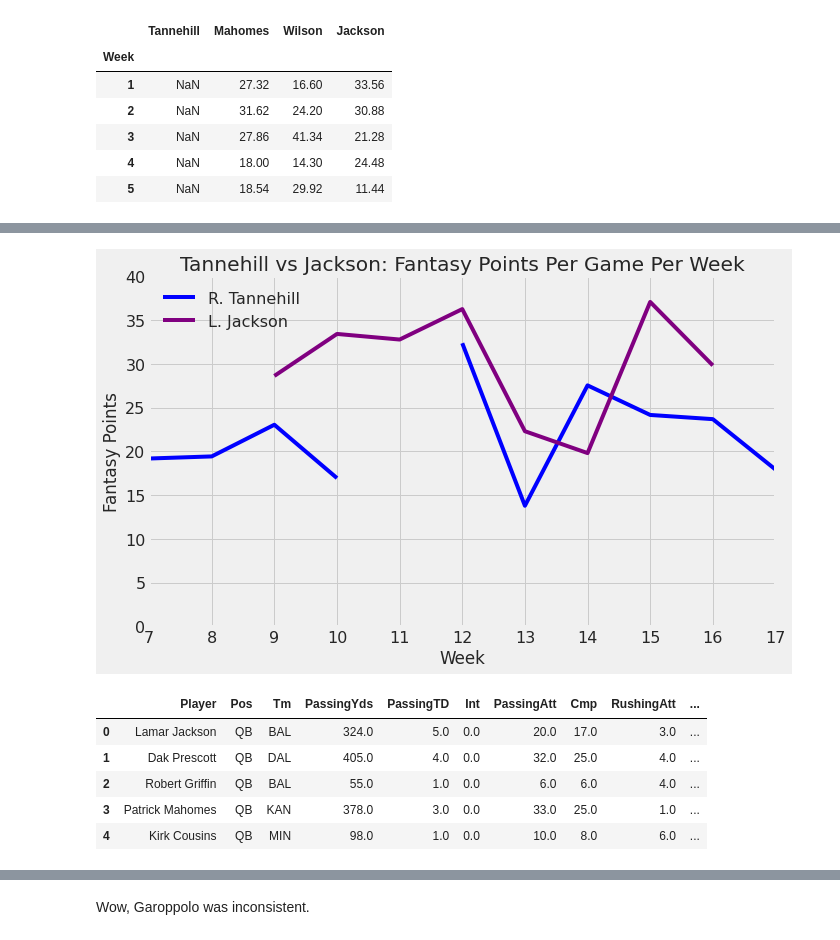
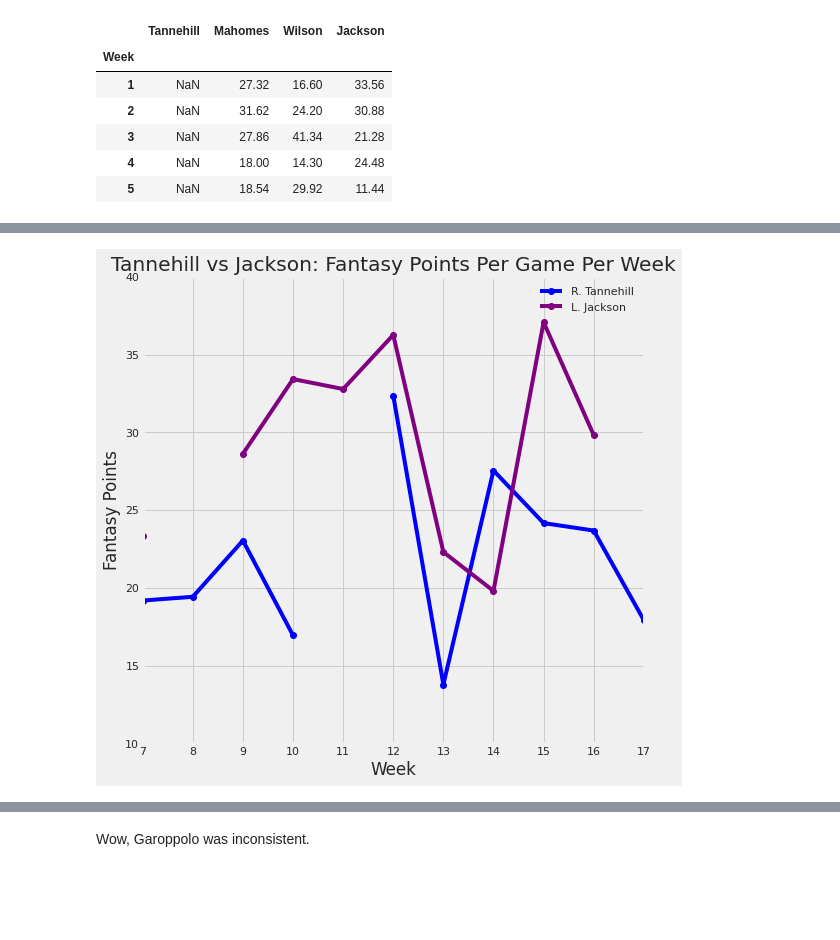
Before and after one commit to piercepatrick/Fantasy-Football-Analysis, a Jupyter notebook: Tannehilll_Analysis.ipynb, the cells around one changed output, grey strips where cells are left out. Cells and saved outputs as stored; diff of their text form; code cells hidden in the pictures; blank space fills up the shorter version.

```diff
--- a/Tannehilll_Analysis.ipynb
+++ b/Tannehilll_Analysis.ipynb
@@ -230,14 +234,15 @@ top_qbs.head()
 | 5 | NaN | 18.54 | 29.92 | 11.44 |
 # %%
 from matplotlib import rcParams
-rcParams['figure.figsize'] = 10, 6
-tannehill, = plt.plot(top_qbs.Tannehill, color = 'blue')
-mahomes, = plt.plot(top_qbs.Mahomes, color = 'red')
+rcParams['figure.figsize'] = 8, 8
+tannehill, = plt.plot(top_qbs.Tannehill, 'o-', color='blue')
+mahomes, = plt.plot(top_qbs.Mahomes, 'o-',color = 'red')
 plt.title('Tannehill vs Mahomes: Fantasy Points Per Game Per Week')
 plt.xlabel('Week')
 plt.ylabel('Fantasy Points')
 plt.xlim(7,17)
-plt.yticks([0,5,10, 15, 20,25,30,35,40])
+plt.ylim(10,40)
+plt.yticks([10, 15, 20,25,30,35,40])
 plt.xticks([7,8,9,10,11,12,13,14,15,16,17])
 plt.legend([tannehill, mahomes], ['R. Tannehill', 'P. Mahomes'])
 plt.style.use('fivethirtyeight')
@@ -246,12 +251,13 @@ plt.style.use('fivethirtyeight')
 # %%
-rcParams['figure.figsize'] = 10, 6
-tannehill, = plt.plot(top_qbs.Tannehill, color = 'blue')
-wilson, = plt.plot(top_qbs.Wilson, color = 'green')
+rcParams['figure.figsize'] = 8, 8
+tannehill, = plt.plot(top_qbs.Tannehill, 'o-', color='blue')
+wilson, = plt.plot(top_qbs.Wilson, 'o-', color = 'green')
 plt.title('Tannehill vs Wilson: Fantasy Points Per Game Per Week')
 plt.xlabel('Week')
 plt.ylabel('Fantasy Points')
 plt.xlim(7,17)
-plt.yticks([0,5,10, 15, 20,25,30,35,40])
+plt.ylim(5,40)
+plt.yticks([5,10, 15, 20,25,30,35,40])
 plt.xticks([7,8,9,10,11,12,13,14,15,16,17])
 plt.legend([tannehill, wilson], ['R. Tannehill', 'R. Wilson'])
 plt.style.use('fivethirtyeight')
@@ -260,27 +266,18 @@ plt.style.use('fivethirtyeight')
 # %%
-rcParams['figure.figsize'] = 10, 6
-tannehill, = plt.plot(top_qbs.Tannehill, color = 'blue')
-jackson, = plt.plot(top_qbs.Jackson, color = 'Purple')
+rcParams['figure.figsize'] = 8, 8
+tannehill, = plt.plot(top_qbs.Tannehill, 'o-', color = 'blue')
+jackson, = plt.plot(top_qbs.Jackson, 'o-', color = 'Purple')
 plt.title('Tannehill vs Jackson: Fantasy Points Per Game Per Week')
 plt.xlabel('Week')
 plt.ylabel('Fantasy Points')
 plt.xlim(7,17)
-plt.yticks([0,5,10, 15, 20,25,30,35,40])
+plt.ylim(10,40)
+plt.yticks([10, 15, 20,25,30,35,40])
 plt.xticks([7,8,9,10,11,12,13,14,15,16,17])
 plt.legend([tannehill, jackson], ['R. Tannehill', 'L. Jackson'])
 plt.style.use('fivethirtyeight')
 # %% [output]
-[figure, old version]
+[figure, new version]
-# %%
-# box plot ?
-qb_df_week.head()
-# %% [output]
-|  | Player | Pos | Tm | PassingYds | PassingTD | Int | PassingAtt | Cmp | RushingAtt | ... |
-| 0 | Lamar Jackson | QB | BAL | 324.0 | 5.0 | 0.0 | 20.0 | 17.0 | 3.0 | ... |
-| 1 | Dak Prescott | QB | DAL | 405.0 | 4.0 | 0.0 | 32.0 | 25.0 | 4.0 | ... |
-| 2 | Robert Griffin | QB | BAL | 55.0 | 1.0 | 0.0 | 6.0 | 6.0 | 4.0 | ... |
-| 3 | Patrick Mahomes | QB | KAN | 378.0 | 3.0 | 0.0 | 33.0 | 25.0 | 1.0 | ... |
-| 4 | Kirk Cousins | QB | MIN | 98.0 | 1.0 | 0.0 | 10.0 | 8.0 | 6.0 | ... |
 # %%
 afc = qb_df_week[(qb_df_week['Player'] == 'Ryan Tannehill') | (qb_df_week['Player'] == 'Patrick Mahomes') |
                 (qb_df_week['Player'] == 'Lamar Jackson') | (qb_df_week['Player'] == 'Tom Brady') |
```
Also changed, not shown: parts of 13 cells of this notebook.
